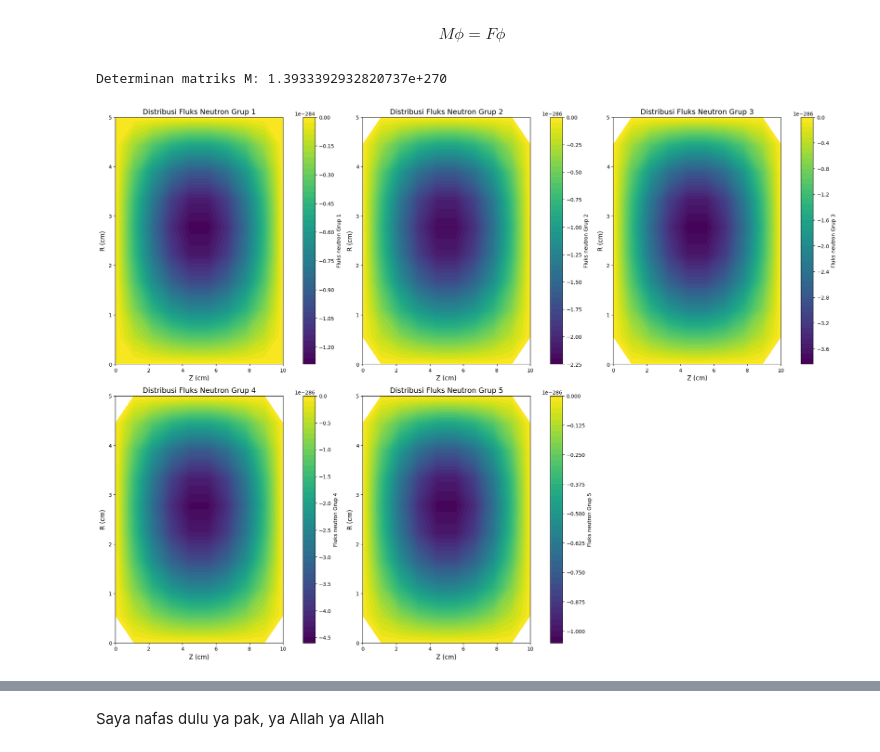
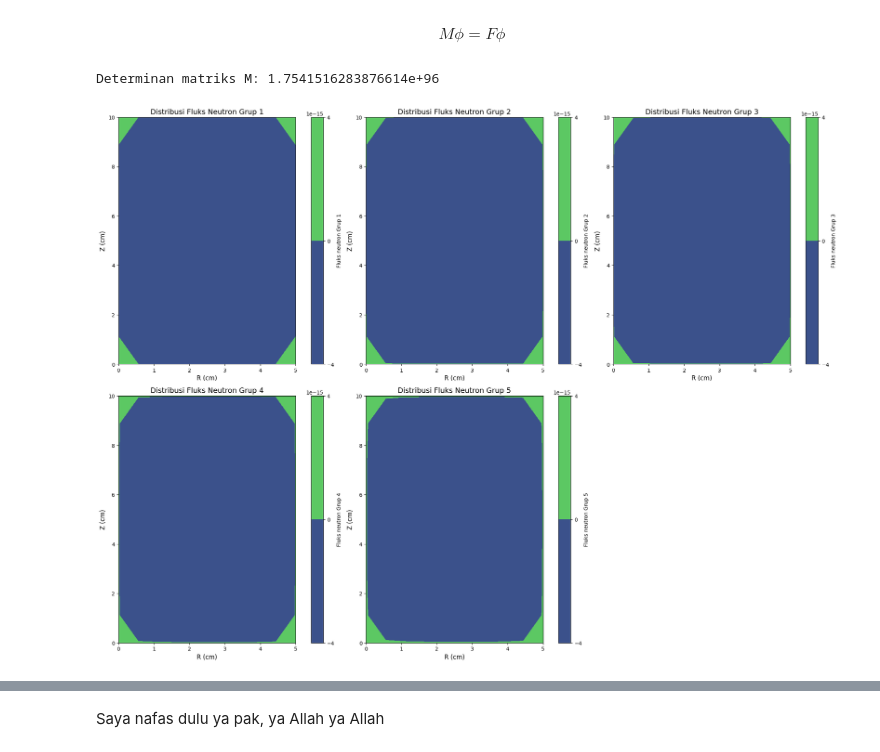
Before and after one commit to dhiyasalmas/Numerical-Method-in-Nuclear, a Jupyter notebook: UAS_24923304_Dhiya Salma Salsabila.ipynb, the cells around one changed output, grey strips where cells are left out. Saved outputs shown, nothing was run; the diff lists cells and outputs as text; code cells hidden in the pictures.

```diff
--- a/UAS_24923304_Dhiya Salma Salsabila.ipynb
+++ b/UAS_24923304_Dhiya Salma Salsabila.ipynb
@@ -202,7 +202,6 @@ import numpy as np
 import math
 import matplotlib.pyplot as plt
 import pandas as pd
-
 
 # Parameter
 jari_jari = 5   #Panjang reaktor (cm)
@@ -212,18 +211,23 @@ jumlah_grup = 5  #Jumlah grup energi
 jumlahtitik_r = 10
 jumlahtitik_z = 10
 #Konstanta difusi (cm)
-D = [2.5, 1.0, 0.9, 0.8, 0.24]
+D = [0.078075, 0.204467, 0.311864, 0.324637, 0.58843]
 #Penampang lintang absorpsi (/cm)
-sigmaA =  [0.04, 0.06, 0.05, 0.17, 3]
+sigmaA =  [0.000864593443439083, 0.000585328804701596, 0.0130582259510234, 0.0130447474123313, 0.0857331159573507]
 #Penampang lintang scattering (/cm)
-sigmaS1 = [0.01, 0.015, 0.02, 0.025]
-sigmaS2 = [0.005, 0.0075, 0.01]
-sigmaS3 = [0.0025, 0.005]
-sigmaS4 = [0.001]
+# sigmaS1 = [0.01, 0.015, 0.02, 0.025]
+# sigmaS2 = [0.005, 0.0075, 0.01]
+# sigmaS3 = [0.0025, 0.005]
+# sigmaS4 = [0.001]
+sigmaS1 = [0.0797572551797431, 0.0734727755063032, 0.000407603692686627, 0, 0]
+sigmaS2 = [0, 0.230604228080916, 0.0871925713410424, 0.0000184202889744771, 0.0000102334938747095]
+sigmaS3 = [0, 0, 0.288331623540377, 0.0636644744511097, 0.0297116665182524]
+sigmaS4 = [0, 0, 0.000368194600109412, -0.0523820725805024, 0.461238976403148]
+sigmaS5 = [0, 0, 0, 0.000400910441189934, 1.24258749108664]
 #Nu dan Penampang lintang fisi (/cm)
-nu_sigmaF = [0.06, 0.04, 0.05, 0.13, 4.4]
+nu_sigmaF = [0.00135577636282984, 0.000690694468833805, 0.0094444838186253, 0.0199357562344532, 0.148293536807834]
 #Chi (/cm)
-chi = [0.9, 0.1, 0, 0, 0]
+chi = [0.759920129972124, 0.23855812125176, 0.000178469037900414, 0, 0]
 # nilai keff awal
 keff = 1.0
 #Diskritisasi ruang
@@ -248,7 +252,8 @@ def cek_nilai_grup(D, dr, jari_jari, dz, sigmaA):
             print(f'M: {-((2 * D[i] / dr**2) + (2 * D[i] / dz**2) + sigmaA[i])}')
         else:
             print(f'M: {-((2 * D[i] / dr**2) + (2 * D[i] / dz**2) + sigmaA[i] + np.sum(eval(f'sigmaS{i+1}')))}')
-        print(f'M_r: {(D[i]/dr**2) - (D[i]/(jari_jari*2*dr))}')
+        print(f'M_rbawah: {(D[i]/dr**2) - (D[i]/(jari_jari*2*dr))}')
+        print(f'M_ratas: {(D[i]/dr**2) + (D[i]/(jari_jari*2*dr))}')
         print(f'M_z: {(-D[i] / dz**2)}')
 #Cek = cek_nilai_grup(D, dr, jari_jari, dz, sigmaA)
 
@@ -323,16 +328,16 @@ def matriks_M(jumlahtitik_z, jumlahtitik_r, jumlah_grup, sigmaS1, sigmaS2, sigma
         if det_M == 0:
             raise ValueError(f"Determinan matriks bernilai {det_M}")
     except Exception as e:
-        print(f"Error woilaa: {e}")
-        print("Silahkan benerin nilai masukkan supaya determinan matriks dapat dihitung!!")
+        print(f"Error: {e}")
+        print("Silahkan perbaiki nilai masukkan supaya determinan matriks dapat dihitung.")
         det_M = None
     else:
         print(f"Determinan matriks M: {det_M}")
 
     # Cek bentuk akhir matriks M
-    # df = pd.DataFrame(M)
-    # df.to_csv("MatriksM.csv", header=False, index=False)
-    # return M
+    df = pd.DataFrame(M)
+    df.to_csv("MatriksM.csv", header=False, index=False)
+    return M
 
 def matriks_F(chi, nu_sigmaF, keff, matriks_size, jumlahtitik):
     # Menghitung sumber fisi tiap grup
@@ -355,9 +360,9 @@ def matriks_F(chi, nu_sigmaF, keff, matriks_size, jumlahtitik):
             index += 1
 
     # Cek bentuk matriks F
-    # df = pd.DataFrame(F)
-    # df.to_csv("matriksF.csv", header= False, index = False)
-    # return F
+    df = pd.DataFrame(F)
+    df.to_csv("matriksF.csv", header= False, index = False)
+    return F
 
 def difusi(M, F, keff):
     # Membuat matriks S
@@ -386,37 +391,36 @@ def difusi(M, F, keff):
             continue
 
         # Konvergensi
         if (konv_keff < batas_konvergensi):
             print(f"Konvergen pada iterasi ke {n+1}")
             print(f"Nilai keff: {keff:.6f}")
             break
     return phi
 
 # Memanggil semua fungsi itu, huaaaa
 M = matriks_M(jumlahtitik_z, jumlahtitik_r, jumlah_grup, sigmaS1, sigmaS2, sigmaS3, sigmaS4, sigmaA, D, dr, dz, r)
 F = matriks_F(chi, nu_sigmaF, keff, matriks_size, jumlahtitik)
 phi = difusi(M, F, keff)
 
 # Membuat grid diskritisasi untuk r dan z
 R, Z = np.meshgrid(r, z)
-phi_2d = phi.reshape((jumlahtitik_r, jumlahtitik_z, jumlah_grup))
 
 # Merubah ke bentuk 2D untuk masing-masing grup
-phi_2d_grup = [phi[i * jumlahtitik : (i + 1) * jumlahtitik].reshape((jumlahtitik_r, jumlahtitik_z)) for i in range(5)]
+phi_2d_grup = phi.reshape((jumlah_grup, jumlahtitik_r, jumlahtitik_z))
 
 # Plot
 fig, axes = plt.subplots(2, 3, figsize=(20, 15),constrained_layout=True)
 for i, ax in enumerate(axes.flat):
     if i < len(phi_2d_grup):
-        cs = ax.contourf(Z, R, phi_2d_grup[i], levels=50, cmap="viridis")
+        cs = ax.contourf(R, Z, phi_2d_grup[i], levels=50, cmap="viridis")
         fig.colorbar(cs, ax=ax, label=f"Fluks neutron Grup {i+1}")
-        ax.set_xlabel("Z (cm)", fontsize=12)
-        ax.set_ylabel("R (cm)", fontsize=12)
+        ax.set_xlabel("R (cm)", fontsize=12)
+        ax.set_ylabel("Z (cm)", fontsize=12)
         ax.set_title(f"Distribusi Fluks Neutron Grup {i+1}", fontsize=14)
         ax.set_aspect('auto')
     else:
         ax.axis('off')
 plt.show()
 # %% [output]
-Determinan matriks M: 1.3933392932820737e+270
+Determinan matriks M: 1.7541516283876614e+96
-[figure, old version]
+[figure, new version]
```
Also changed, not shown: parts of 6 cells of this notebook.
